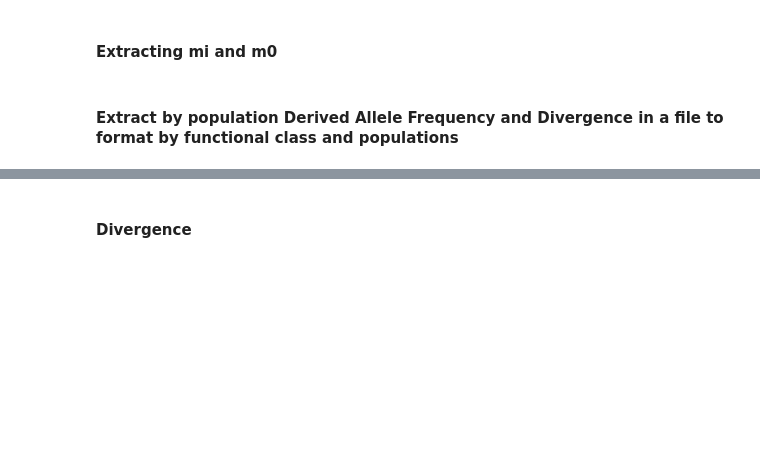
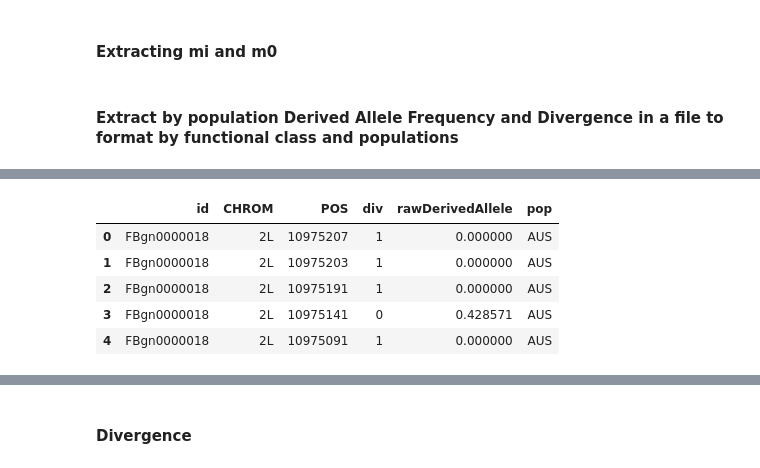
Before and after one commit to jmurga/iMKTData, a Jupyter notebook: notebooks/dmelProteins.ipynb, the cells around one changed output, grey strips where cells are left out. Cells and saved outputs as stored; diff of their text form; code cells hidden in the pictures; blank space fills up the shorter version.

```diff
--- a/notebooks/dmelProteins.ipynb
+++ b/notebooks/dmelProteins.ipynb
@@ -429,3 +432,12 @@ for p in pops:
 # %%
-dmelSites = pd.read_csv(DATA+ '/alleleFrequencies/dmelSites.tab', sep='\t', header=None)
+dmelSites = pd.read_csv(DATA+ '/alleleFrequencies/dsim/dsimDmelSites.tab', sep='\t', header=None)
 dmelSites.columns = ['id','CHROM','POS','div','rawDerivedAllele','type','pop']
+dmelSites = dmelSites.drop('type',axis=1)
+dmelSites.head()
+# %% [output]
+|  | id | CHROM | POS | div | rawDerivedAllele | pop |
+| 0 | FBgn0000018 | 2L | 10975207 | 1 | 0.000000 | AUS |
+| 1 | FBgn0000018 | 2L | 10975203 | 1 | 0.000000 | AUS |
+| 2 | FBgn0000018 | 2L | 10975191 | 1 | 0.000000 | AUS |
+| 3 | FBgn0000018 | 2L | 10975141 | 0 | 0.428571 | AUS |
+| 4 | FBgn0000018 | 2L | 10975091 | 1 | 0.000000 | AUS |
```
Also changed, not shown: parts of 46 cells of this notebook, 6 other files.
